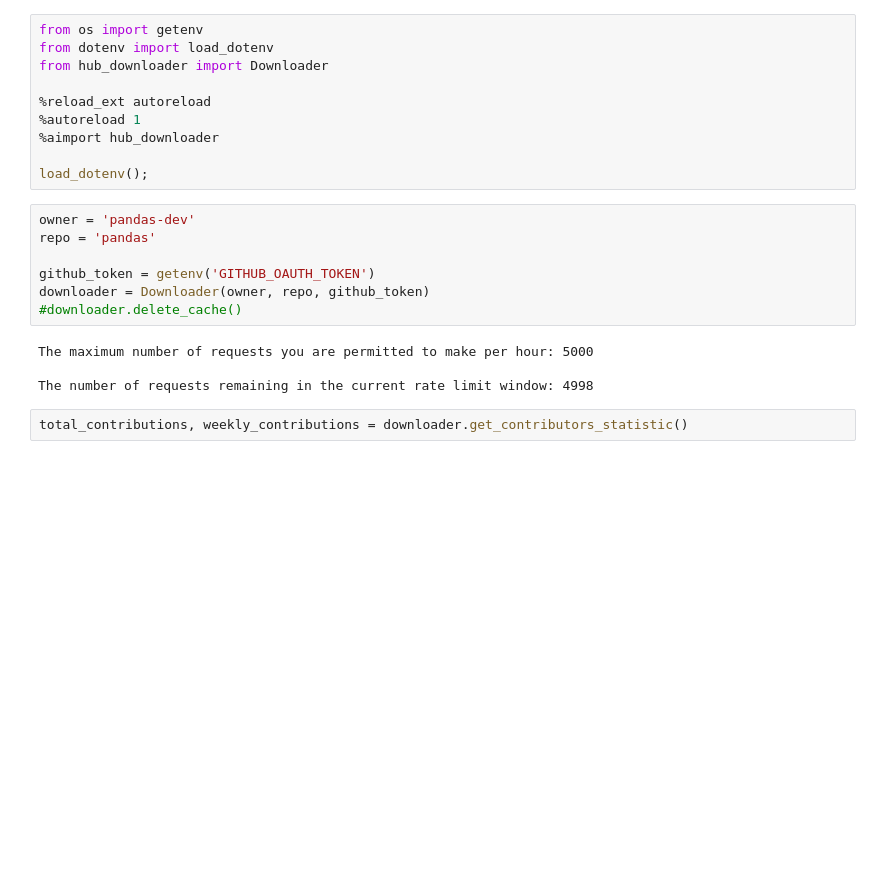
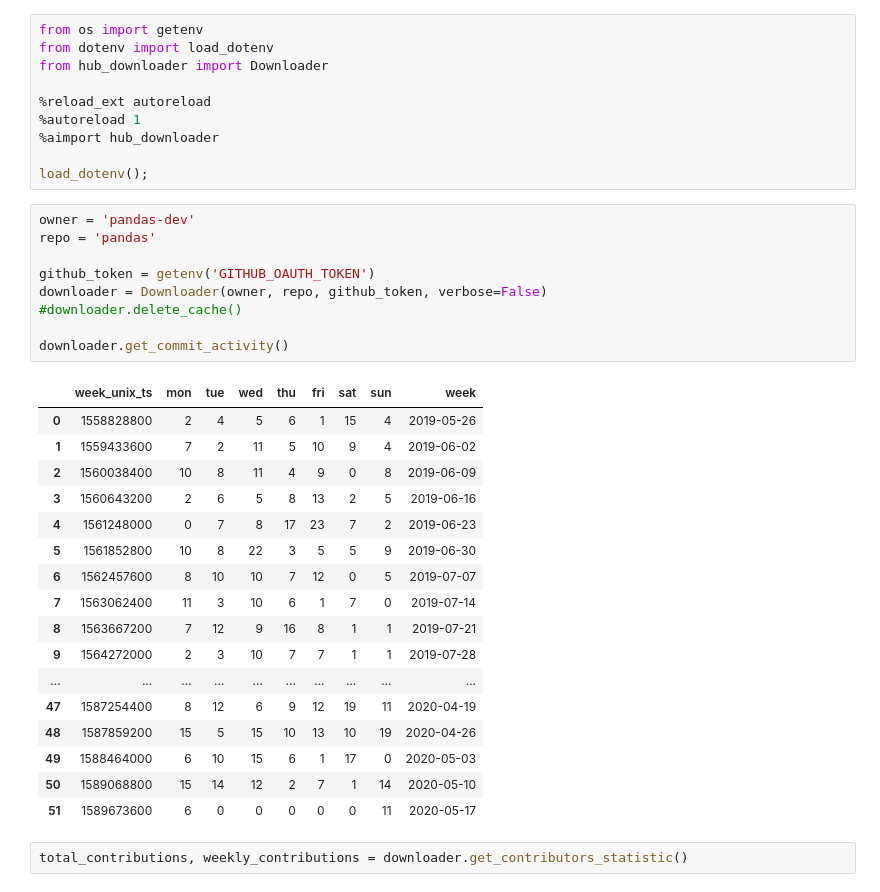
Before and after one commit to porsk/github-stats, a Jupyter notebook: GitHub Stats.ipynb, the cells around one changed output. Saved outputs shown, nothing was run; the diff lists cells and outputs as text; blank space fills up the shorter version.

Commit message:
Extended hub downloader with new method. Added description and cache loading.

```diff
--- a/GitHub Stats.ipynb
+++ b/GitHub Stats.ipynb
@@ -11,14 +11,30 @@ load_dotenv();
 # %%
 owner = 'pandas-dev'
 repo = 'pandas'
 
 github_token = getenv('GITHUB_OAUTH_TOKEN')
-downloader = Downloader(owner, repo, github_token)
+downloader = Downloader(owner, repo, github_token, verbose=False)
 #downloader.delete_cache()
+
+downloader.get_commit_activity()
 # %% [output]
-The maximum number of requests you are permitted to make per hour: 5000
-
-The number of requests remaining in the current rate limit window: 4998
+|  | week_unix_ts | mon | tue | wed | thu | fri | sat | sun | week |
+| 0 | 1558828800 | 2 | 4 | 5 | 6 | 1 | 15 | 4 | 2019-05-26 |
+| 1 | 1559433600 | 7 | 2 | 11 | 5 | 10 | 9 | 4 | 2019-06-02 |
+| 2 | 1560038400 | 10 | 8 | 11 | 4 | 9 | 0 | 8 | 2019-06-09 |
+| 3 | 1560643200 | 2 | 6 | 5 | 8 | 13 | 2 | 5 | 2019-06-16 |
+| 4 | 1561248000 | 0 | 7 | 8 | 17 | 23 | 7 | 2 | 2019-06-23 |
+| 5 | 1561852800 | 10 | 8 | 22 | 3 | 5 | 5 | 9 | 2019-06-30 |
+| 6 | 1562457600 | 8 | 10 | 10 | 7 | 12 | 0 | 5 | 2019-07-07 |
+| 7 | 1563062400 | 11 | 3 | 10 | 6 | 1 | 7 | 0 | 2019-07-14 |
+| 8 | 1563667200 | 7 | 12 | 9 | 16 | 8 | 1 | 1 | 2019-07-21 |
+| 9 | 1564272000 | 2 | 3 | 10 | 7 | 7 | 1 | 1 | 2019-07-28 |
+| ... | ... | ... | ... | ... | ... | ... | ... | ... | ... |
+| 47 | 1587254400 | 8 | 12 | 6 | 9 | 12 | 19 | 11 | 2020-04-19 |
+| 48 | 1587859200 | 15 | 5 | 15 | 10 | 13 | 10 | 19 | 2020-04-26 |
+| 49 | 1588464000 | 6 | 10 | 15 | 6 | 1 | 17 | 0 | 2020-05-03 |
+| 50 | 1589068800 | 15 | 14 | 12 | 2 | 7 | 1 | 14 | 2020-05-10 |
+| 51 | 1589673600 | 6 | 0 | 0 | 0 | 0 | 0 | 11 | 2020-05-17 |
 # %%
 total_contributions, weekly_contributions = downloader.get_contributors_statistic()
 # %%
```
Also changed, not shown: 1 other file.
